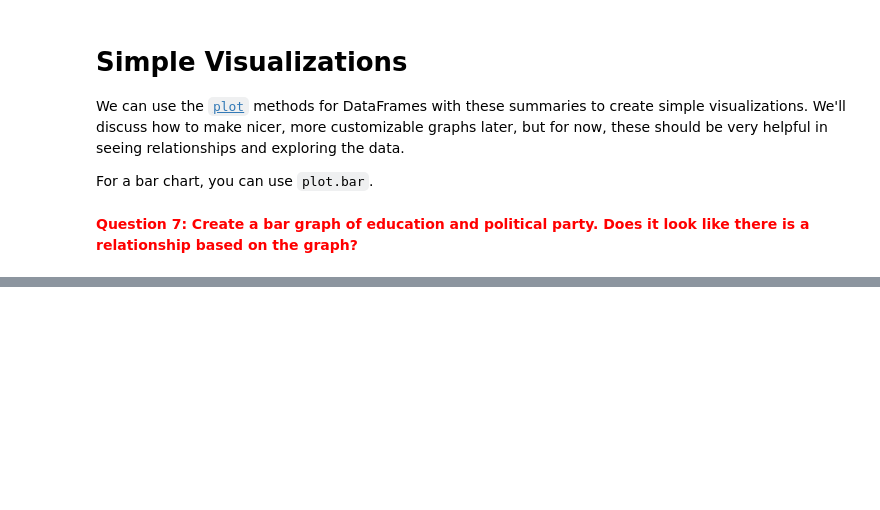
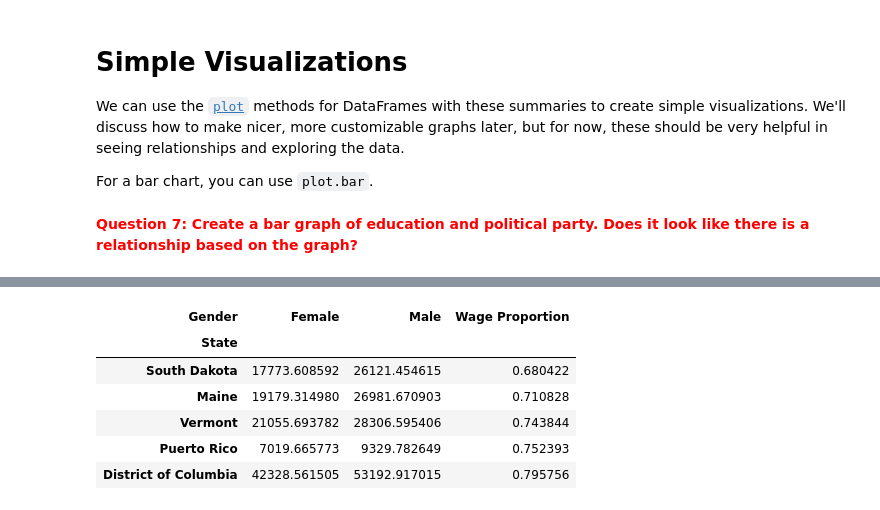
Before and after one commit to Neilblund/bsos326-fall24, a Jupyter notebook: 1. In-Class Work/Week 04 - Pandas/04-01-Pandas.ipynb, the cells around one changed output, grey strips where cells are left out. Saved outputs shown, nothing was run; the diff lists cells and outputs as text; code cells hidden in the pictures; blank space fills up the shorter version.

```diff
--- a/1. In-Class Work/Week 04 - Pandas/04-01-Pandas.ipynb
+++ b/1. In-Class Work/Week 04 - Pandas/04-01-Pandas.ipynb
@@ -187,0 +219,11 @@ race_by_gender.plot.bar()
+# %%
+# bottom 10
+gender_wage_table.sort_values(by = "Wage Proportion").tail()
+# %% [output]
+| Gender | Female | Male | Wage Proportion |
+| State |  |  |  |
+| South Dakota | 17773.608592 | 26121.454615 | 0.680422 |
+| Maine | 19179.314980 | 26981.670903 | 0.710828 |
+| Vermont | 21055.693782 | 28306.595406 | 0.743844 |
+| Puerto Rico | 7019.665773 | 9329.782649 | 0.752393 |
+| District of Columbia | 42328.561505 | 53192.917015 | 0.795756 |
```
Also changed, not shown: parts of 6 cells of this notebook.
